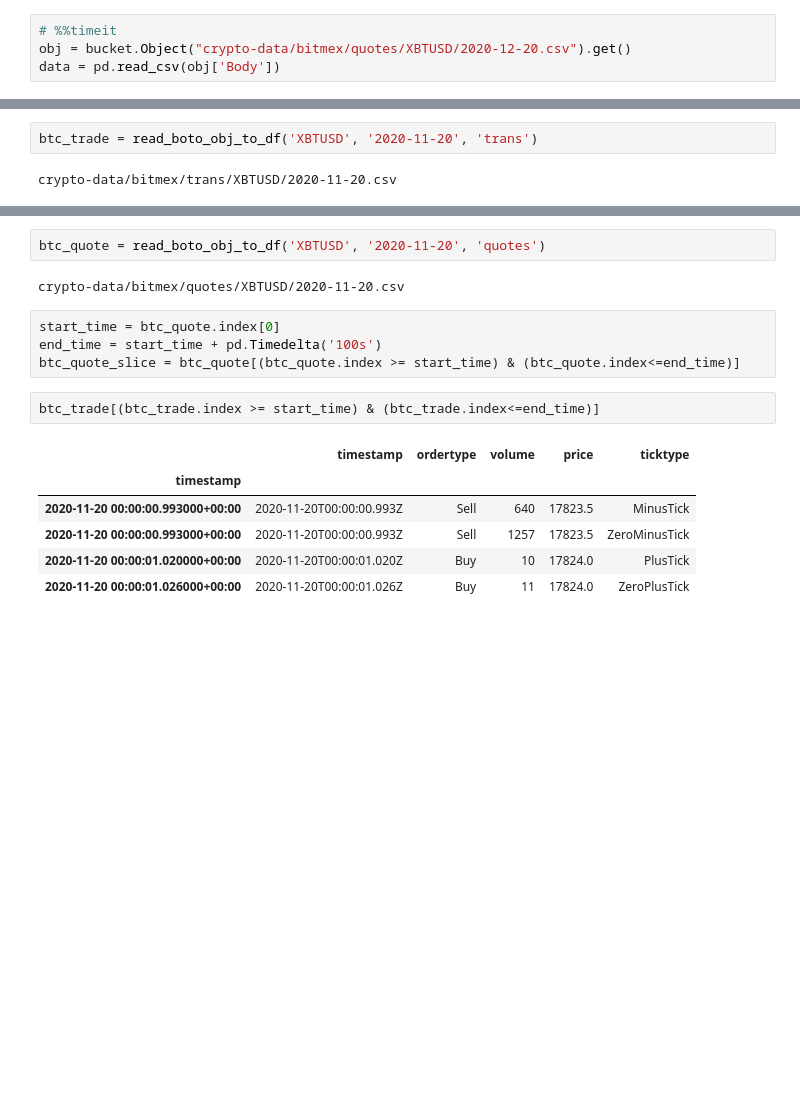
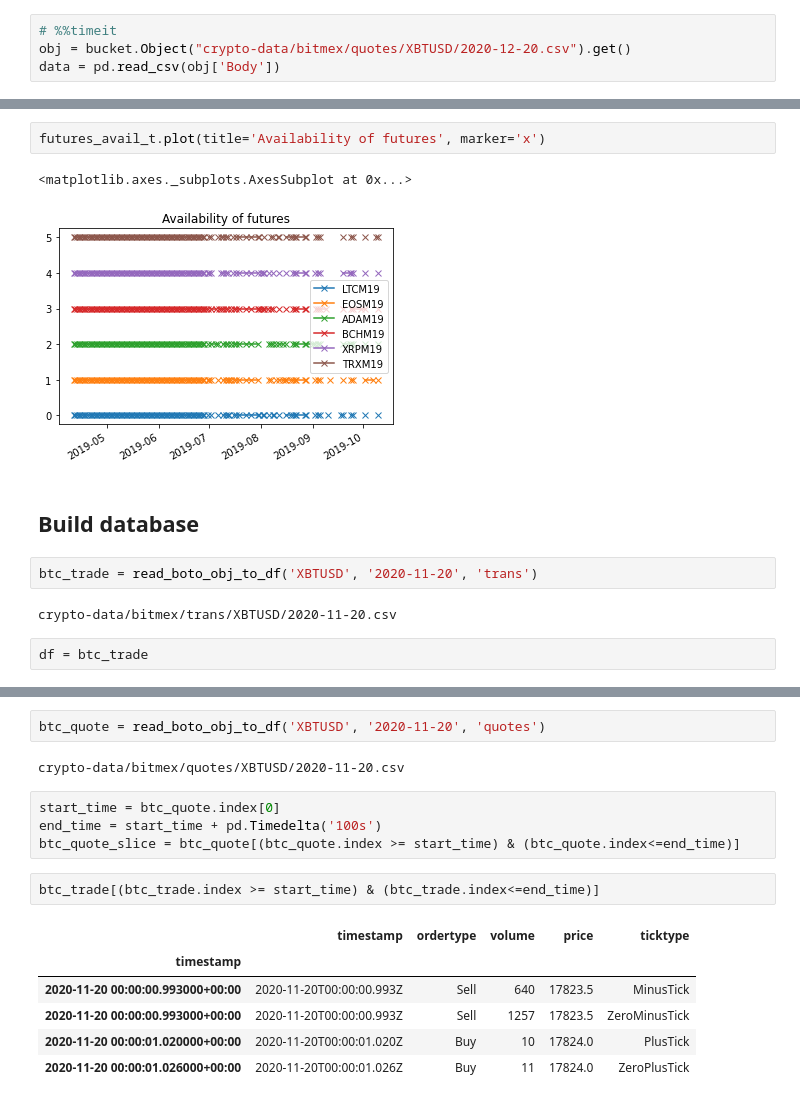
Before and after one commit to majkee15/s3quotes-trades-parsing, a Jupyter notebook: s3quotes-trade-parsing/download_data.ipynb, the cells around one changed output, grey strips where cells are left out. Saved outputs shown, nothing was run; the diff lists cells and outputs as text; blank space fills up the shorter version.

```diff
--- a/s3quotes-trade-parsing/download_data.ipynb
+++ b/s3quotes-trade-parsing/download_data.ipynb
@@ -68,4 +160,13 @@ def read_boto_obj_to_df(ticker, date, style):
+# %%
+futures_avail_t.plot(title='Availability of futures', marker='x')
+# %% [output]
+<matplotlib.axes._subplots.AxesSubplot at 0x...>
+[figure, added]
+# %% [markdown]
+## Build database
 # %%
 btc_trade = read_boto_obj_to_df('XBTUSD', '2020-11-20', 'trans')
 # %% [output]
 crypto-data/bitmex/trans/XBTUSD/2020-11-20.csv
+# %%
+df = btc_trade
```
Also changed, not shown: parts of 79 cells of this notebook, 11 other files.
